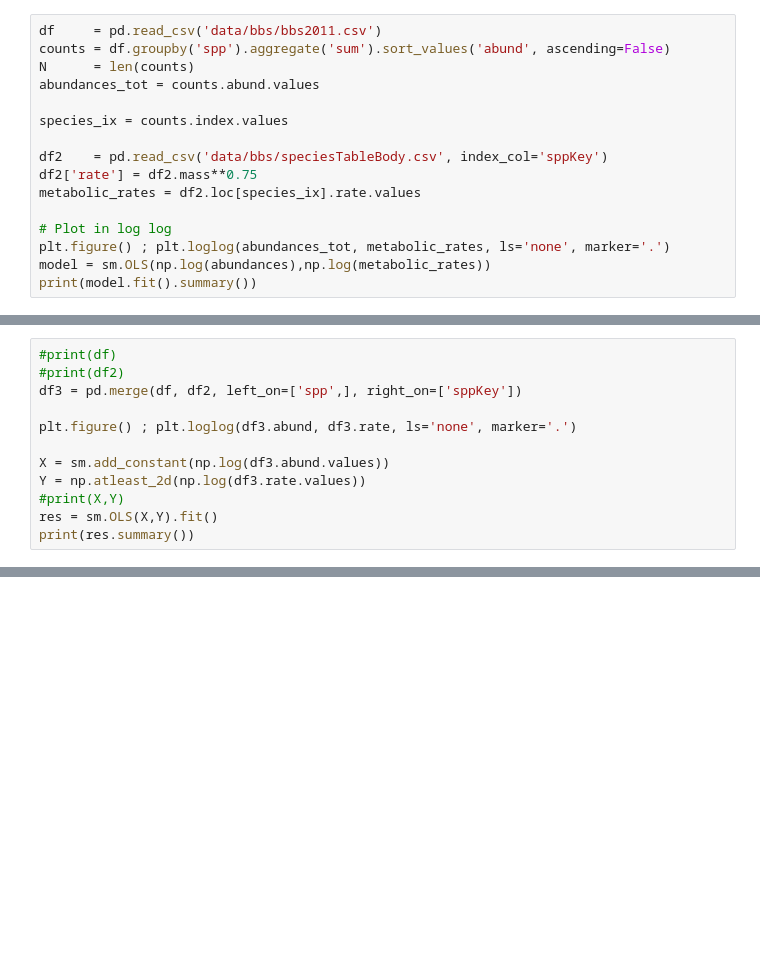
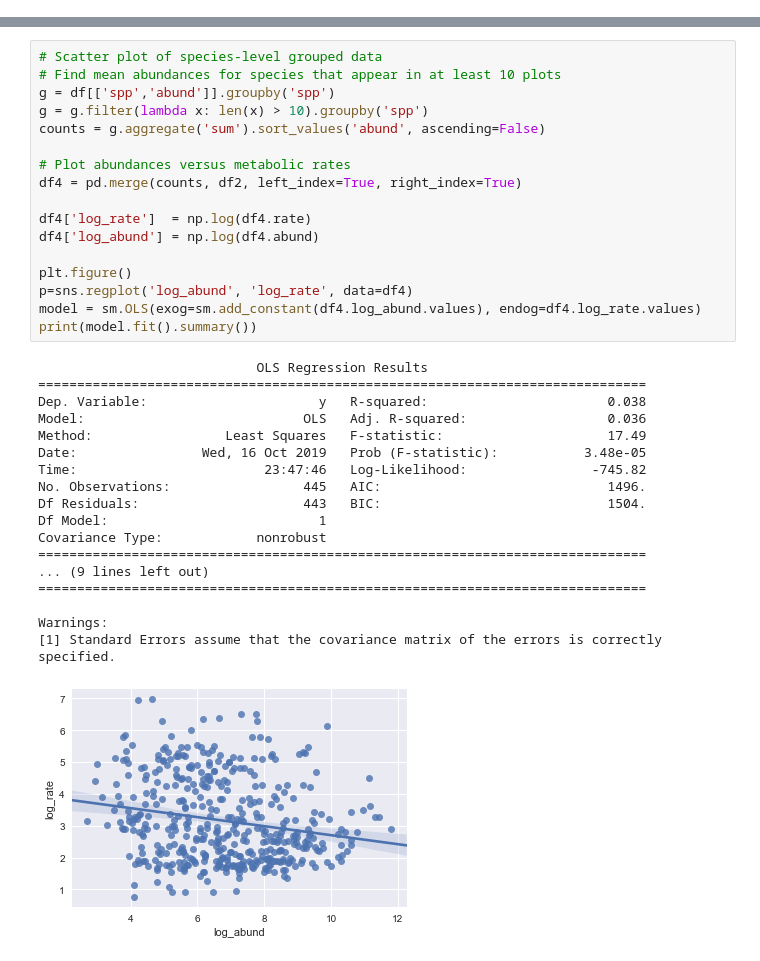
Before and after one commit to ajrominger/abundolism, a Jupyter notebook: PythonAnalysis.ipynb, the cells around one changed output, grey strips where cells are left out. Saved outputs shown, nothing was run; the diff lists cells and outputs as text; blank space fills up the shorter version.

```diff
--- a/PythonAnalysis.ipynb
+++ b/PythonAnalysis.ipynb
@@ -49,16 +16,0 @@ ValueError: endog and exog matrices are different sizes
-# %%
-df     = pd.read_csv('data/bbs/bbs2011.csv')
-counts = df.groupby('spp').aggregate('sum').sort_values('abund', ascending=False)
-N      = len(counts)
-abundances_tot = counts.abund.values
-
-species_ix = counts.index.values
-
-df2    = pd.read_csv('data/bbs/speciesTableBody.csv', index_col='sppKey')
-df2['rate'] = df2.mass**0.75
-metabolic_rates = df2.loc[species_ix].rate.values
-
-# Plot in log log
-plt.figure() ; plt.loglog(abundances_tot, metabolic_rates, ls='none', marker='.')
-model = sm.OLS(np.log(abundances),np.log(metabolic_rates))
-print(model.fit().summary())
@@ -84,12 +16,0 @@ Warnings:
-# %%
-#print(df)
-#print(df2)
-df3 = pd.merge(df, df2, left_on=['spp',], right_on=['sppKey'])
-
-plt.figure() ; plt.loglog(df3.abund, df3.rate, ls='none', marker='.')
-
-X = sm.add_constant(np.log(df3.abund.values))
-Y = np.atleast_2d(np.log(df3.rate.values))
-#print(X,Y)
-res = sm.OLS(X,Y).fit()
-print(res.summary())
@@ -117,0 +17,36 @@ array([4.84500000e+01, 7.99500000e+01, 8.05000000e+01, 1.26500000e+02,
+# %%
+# Scatter plot of species-level grouped data
+# Find mean abundances for species that appear in at least 10 plots
+g = df[['spp','abund']].groupby('spp')
+g = g.filter(lambda x: len(x) > 10).groupby('spp')
+counts = g.aggregate('sum').sort_values('abund', ascending=False)
+
+# Plot abundances versus metabolic rates
+df4 = pd.merge(counts, df2, left_index=True, right_index=True)
+
+df4['log_rate']  = np.log(df4.rate)
+df4['log_abund'] = np.log(df4.abund)
+
+plt.figure()
+p=sns.regplot('log_abund', 'log_rate', data=df4)
+model = sm.OLS(exog=sm.add_constant(df4.log_abund.values), endog=df4.log_rate.values)
+print(model.fit().summary())
+# %% [output]
+                            OLS Regression Results
+==============================================================================
+Dep. Variable:                      y   R-squared:                       0.038
+Model:                            OLS   Adj. R-squared:                  0.036
+Method:                 Least Squares   F-statistic:                     17.49
+Date:                Wed, 16 Oct 2019   Prob (F-statistic):           3.48e-05
+Time:                        23:47:46   Log-Likelihood:                -745.82
+No. Observations:                 445   AIC:                             1496.
+Df Residuals:                     443   BIC:                             1504.
+Df Model:                           1
+Covariance Type:            nonrobust
+==============================================================================
+... (9 lines left out)
+==============================================================================
+
+Warnings:
+[1] Standard Errors assume that the covariance matrix of the errors is correctly specified.
+[figure, added]
```
Also changed, not shown: parts of 13 cells of this notebook.
